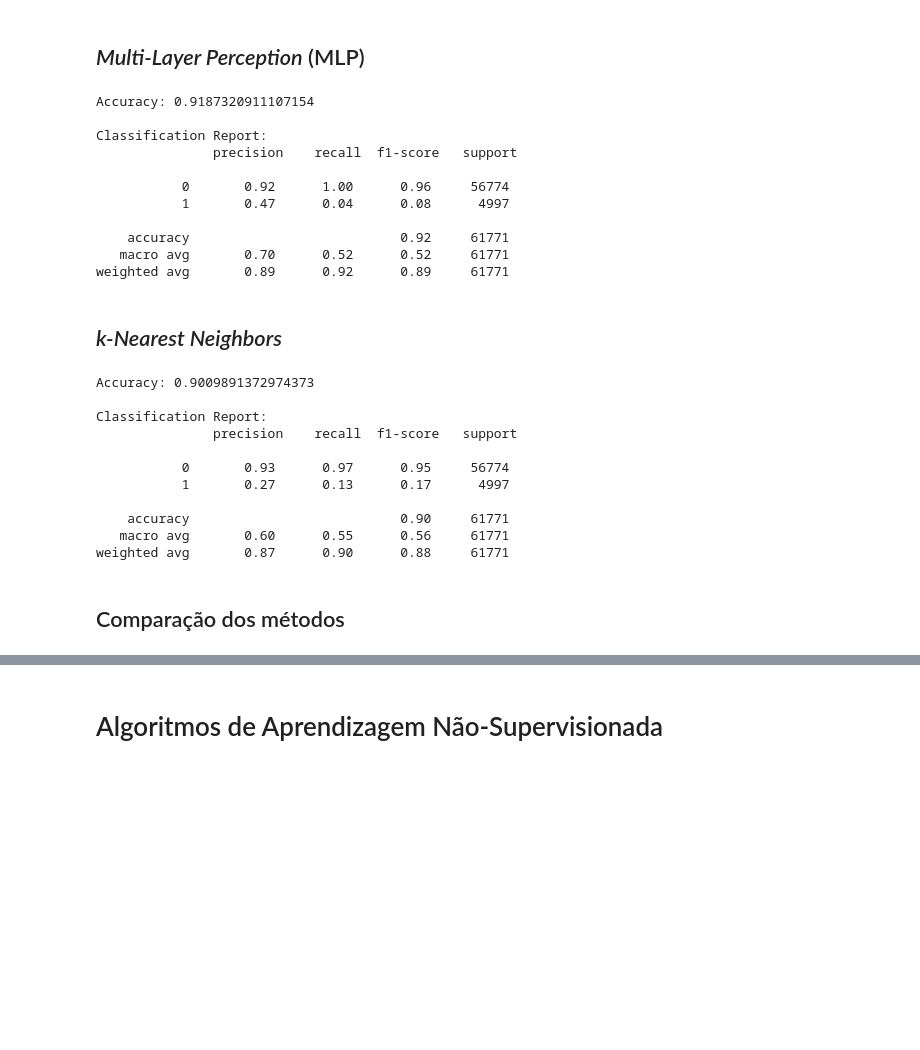
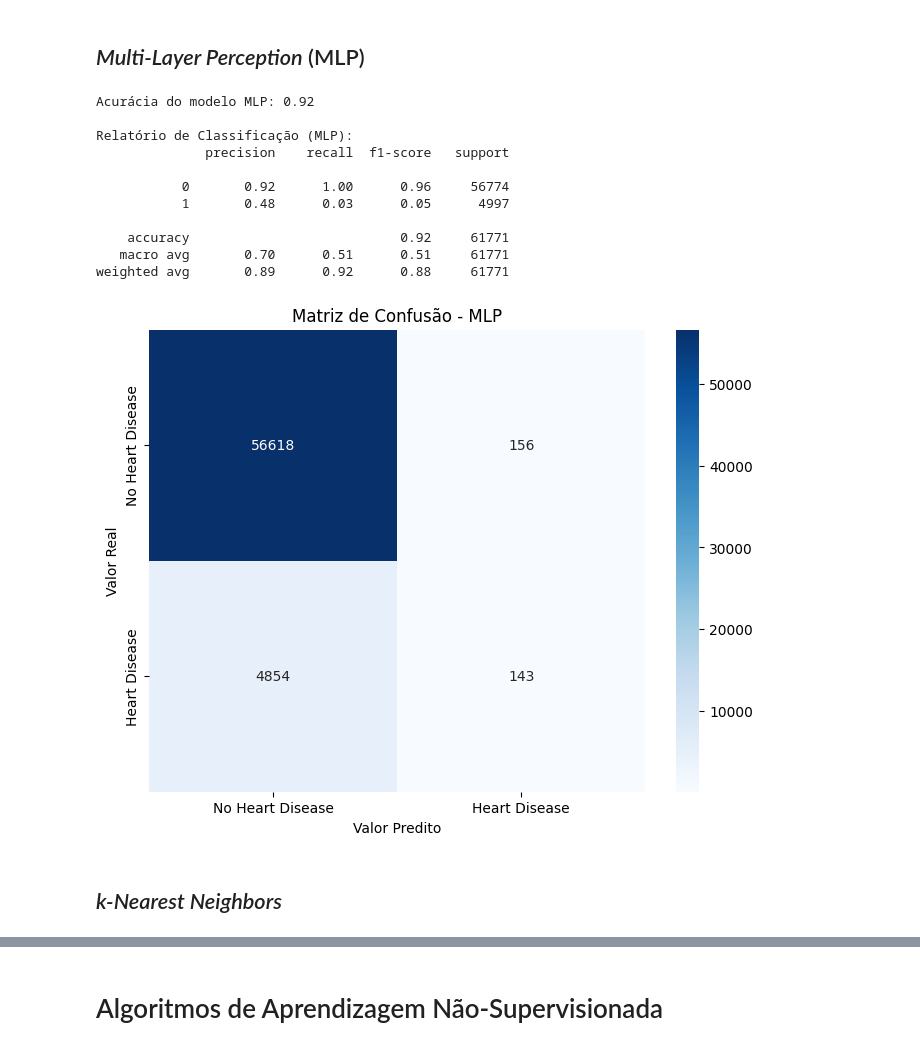
Before and after one commit to tjpoa/ProjetoIAA, a Jupyter notebook: notebooks/Modeling.ipynb, the cells around one changed output, grey strips where cells are left out. Drawn from its saved outputs; the diff is of its cells as text; code cells hidden in the pictures; blank space fills up the shorter version.

Commit message:
updating modeling & evaluation

```diff
--- a/notebooks/Modeling.ipynb
+++ b/notebooks/Modeling.ipynb
@@ -99,60 +96,46 @@ FriedPotato_Consumption          0.000000
 # %%
 # Inicializar o modelo MLP
 mlp_model = MLPClassifier(
     hidden_layer_sizes=(100),  # Uma camada oculta com 100 neurônios
     activation='relu',          # Função de ativação ReLU
     solver='adam',              # Otimizador Adam
     max_iter=300,               # Número máximo de iterações
     random_state=42             # Para reprodutibilidade
 )
 
 # Treinar o modelo com os dados de treino
 mlp_model.fit(X_train, y_train)
 
 # Fazer previsões no conjunto de teste
 y_pred_mlp = mlp_model.predict(X_test)
 
 # Avaliar o modelo
-print("Accuracy:", accuracy_score(y_test, y_pred_mlp))
-print("\nClassification Report:\n", classification_report(y_test, y_pred_mlp))
+accuracy_mlp = accuracy_score(y_test, y_pred_mlp)
+print(f"Acurácia do modelo MLP: {accuracy_mlp:.2f}")
+print("\nRelatório de Classificação (MLP):")
+print(classification_report(y_test, y_pred_mlp))
+
+# Matriz de confusão
+conf_matrix_mlp = confusion_matrix(y_test, y_pred_mlp)
+plt.figure(figsize=(8, 6))
+sns.heatmap(conf_matrix_mlp, annot=True, fmt='d', cmap='Blues', xticklabels=['No Heart Disease', 'Heart Disease'],
+            yticklabels=['No Heart Disease', 'Heart Disease'])
+plt.title("Matriz de Confusão - MLP")
+plt.ylabel("Valor Real")
+plt.xlabel("Valor Predito")
+plt.show()
 # %% [output]
-Accuracy: 0.9187320911107154
+Acurácia do modelo MLP: 0.92
 
-Classification Report:
-               precision    recall  f1-score   support
+Relatório de Classificação (MLP):
+              precision    recall  f1-score   support
 
            0       0.92      1.00      0.96     56774
-           1       0.47      0.04      0.08      4997
+           1       0.48      0.03      0.05      4997
 
     accuracy                           0.92     61771
-   macro avg       0.70      0.52      0.52     61771
-weighted avg       0.89      0.92      0.89     61771
+   macro avg       0.70      0.51      0.51     61771
+weighted avg       0.89      0.92      0.88     61771
+[figure, added]
 # %% [markdown]
 ## *k-Nearest Neighbors*
-# %%
-# Inicializar o modelo K-NN
-knn_model = KNeighborsClassifier(n_neighbors=3)
-
-# Treinar o modelo com os dados de treino
-knn_model.fit(X_train, y_train)
-
-# Fazer previsões no conjunto de teste
-y_pred_knn = knn_model.predict(X_test)
-
-# Avaliar o modelo
-print("Accuracy:", accuracy_score(y_test, y_pred_knn))
-print("\nClassification Report:\n", classification_report(y_test, y_pred_knn))
-# %% [output]
-Accuracy: 0.9009891372974373
-
-Classification Report:
-               precision    recall  f1-score   support
-
-           0       0.93      0.97      0.95     56774
-           1       0.27      0.13      0.17      4997
-
-    accuracy                           0.90     61771
-   macro avg       0.60      0.55      0.56     61771
-weighted avg       0.87      0.90      0.88     61771
-# %% [markdown]
-## Comparação dos métodos
```
Also changed, not shown: parts of 4 cells of this notebook.
